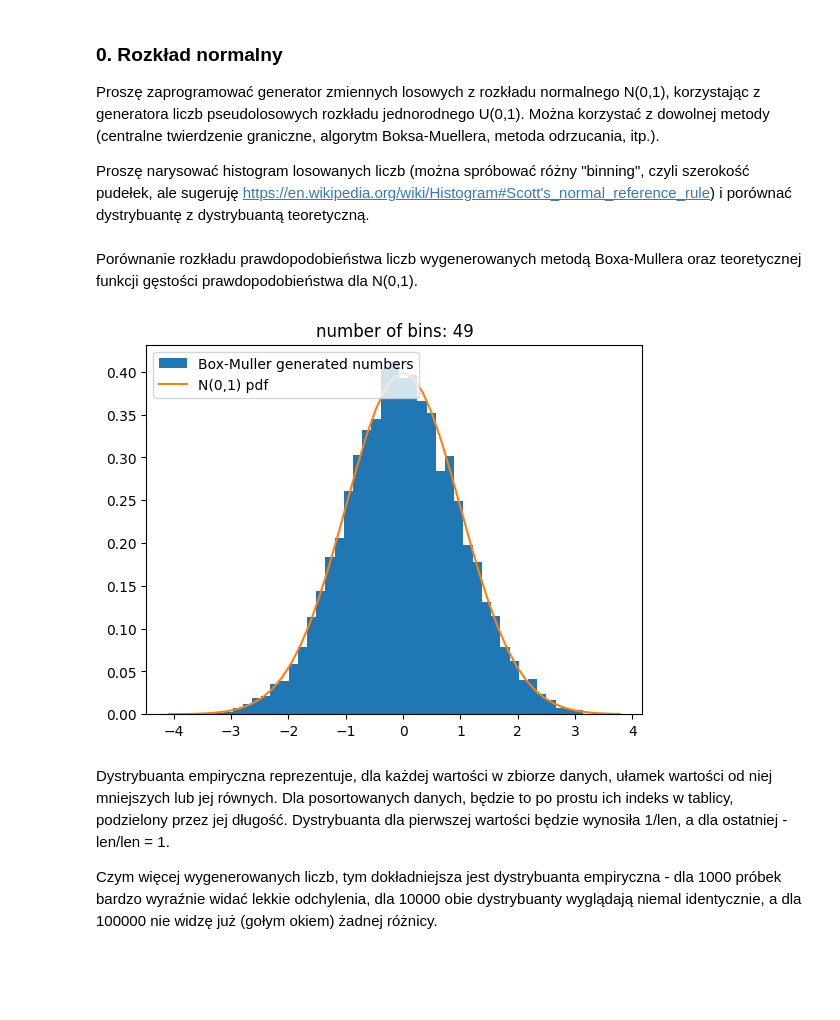
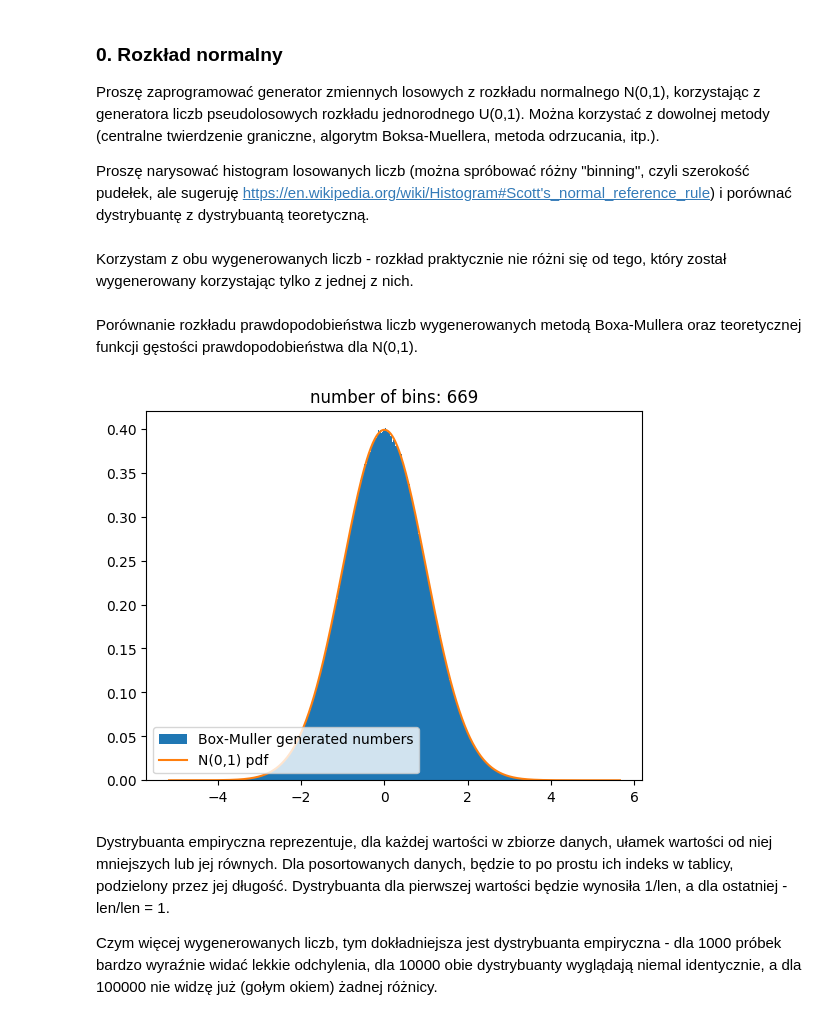
Before and after one commit to Blato122/MetodyStatystyczne-2024.25, a Jupyter notebook: rng/ex0.ipynb, the cells around one changed output. Saved outputs shown, nothing was run; the diff lists cells and outputs as text; code cells hidden in the pictures; blank space fills up the shorter version.

```diff
--- a/rng/ex0.ipynb
+++ b/rng/ex0.ipynb
@@ -8,6 +8,8 @@ Proszę narysować histogram losowanych liczb (można spróbować różny "binni
 import matplotlib.pyplot as plt
 import numpy as np
 from scipy.stats import norm
+# %% [markdown]
+Korzystam z obu wygenerowanych liczb - rozkład praktycznie nie różni się od tego, który został wygenerowany korzystając tylko z jednej z nich.
 # %%
 def box_muller(n_rands: int) -> np.ndarray:
     """
@@ -23,21 +25,21 @@ def box_muller(n_rands: int) -> np.ndarray:
 # %% [markdown]
 Porównanie rozkładu prawdopodobieństwa liczb wygenerowanych metodą Boxa-Mullera oraz teoretycznej funkcji gęstości prawdopodobieństwa dla N(0,1).
 # %%
-n_rands = 10000
+n_rands = 10_000_000
 rands = box_muller(n_rands // 2)
 
 bin_width = 3.49 / np.cbrt(n_rands) # Scott's normal reference rule
 n_bins = np.ceil((max(rands) - min(rands)) / bin_width).astype(int)
 
 plt.hist(rands, n_bins, density=True, label="Box-Muller generated numbers") # density=True means that the area integral under the histogram will sum to 1
 
 x = np.linspace(np.min(rands), np.max(rands), n_bins)
 pdf = np.exp(-0.5*(x**2)) / np.sqrt(2*np.pi) # mu is 0 and sigma is 1
 plt.plot(x, pdf, label="N(0,1) pdf")
 plt.title(f"number of bins: {n_bins}")
-plt.legend();
+plt.legend(loc=3);
 # %% [output]
-[figure, old version]
+[figure, new version]
 # %% [markdown]
 Dystrybuanta empiryczna reprezentuje, dla każdej wartości w zbiorze danych, ułamek wartości od niej mniejszych lub jej równych. Dla posortowanych danych, będzie to po prostu ich indeks w tablicy, podzielony przez jej długość. Dystrybuanta dla pierwszej wartości będzie wynosiła 1/len, a dla ostatniej - len/len = 1.
 
```
Also changed, not shown: parts of 1 cell of this notebook, 3 other files.
